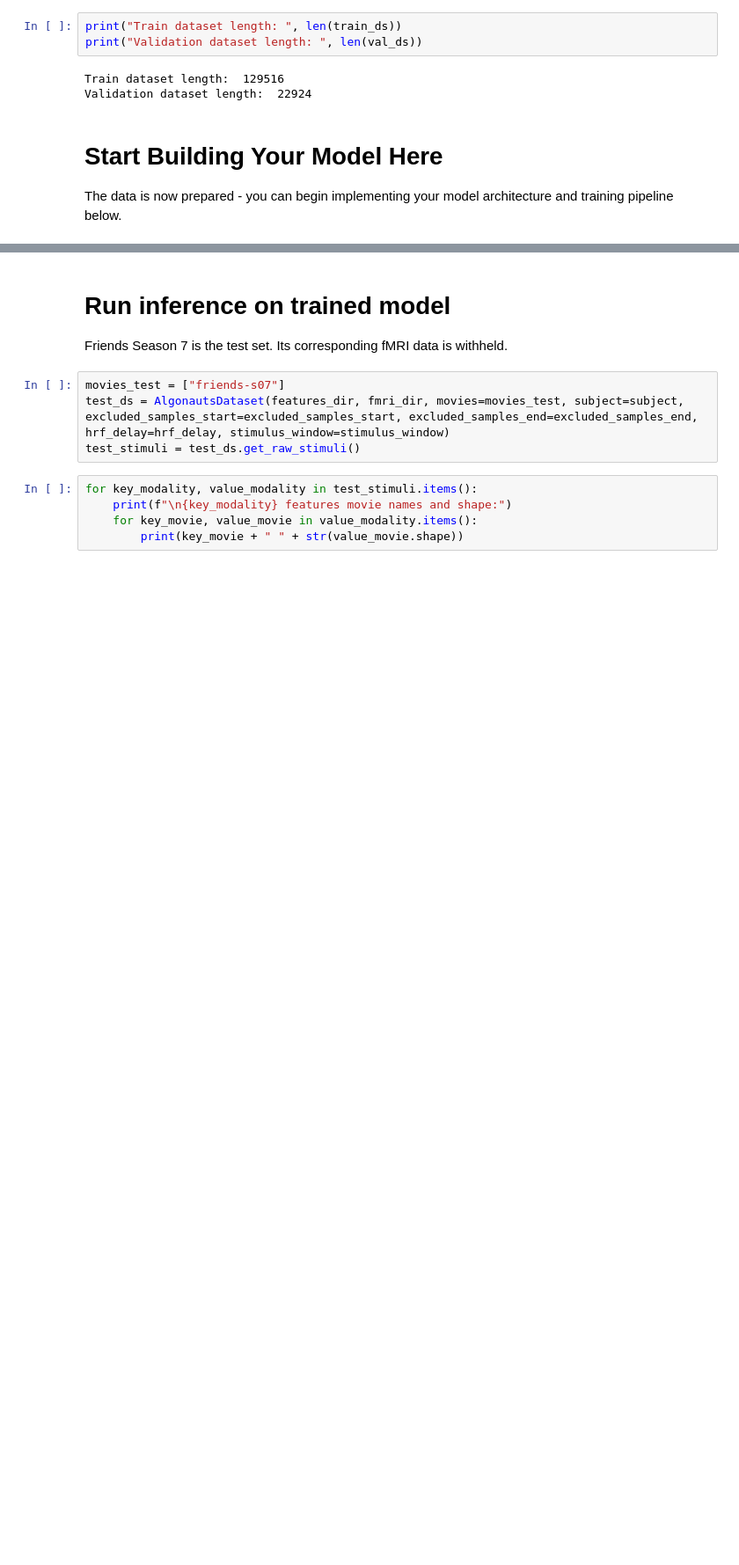
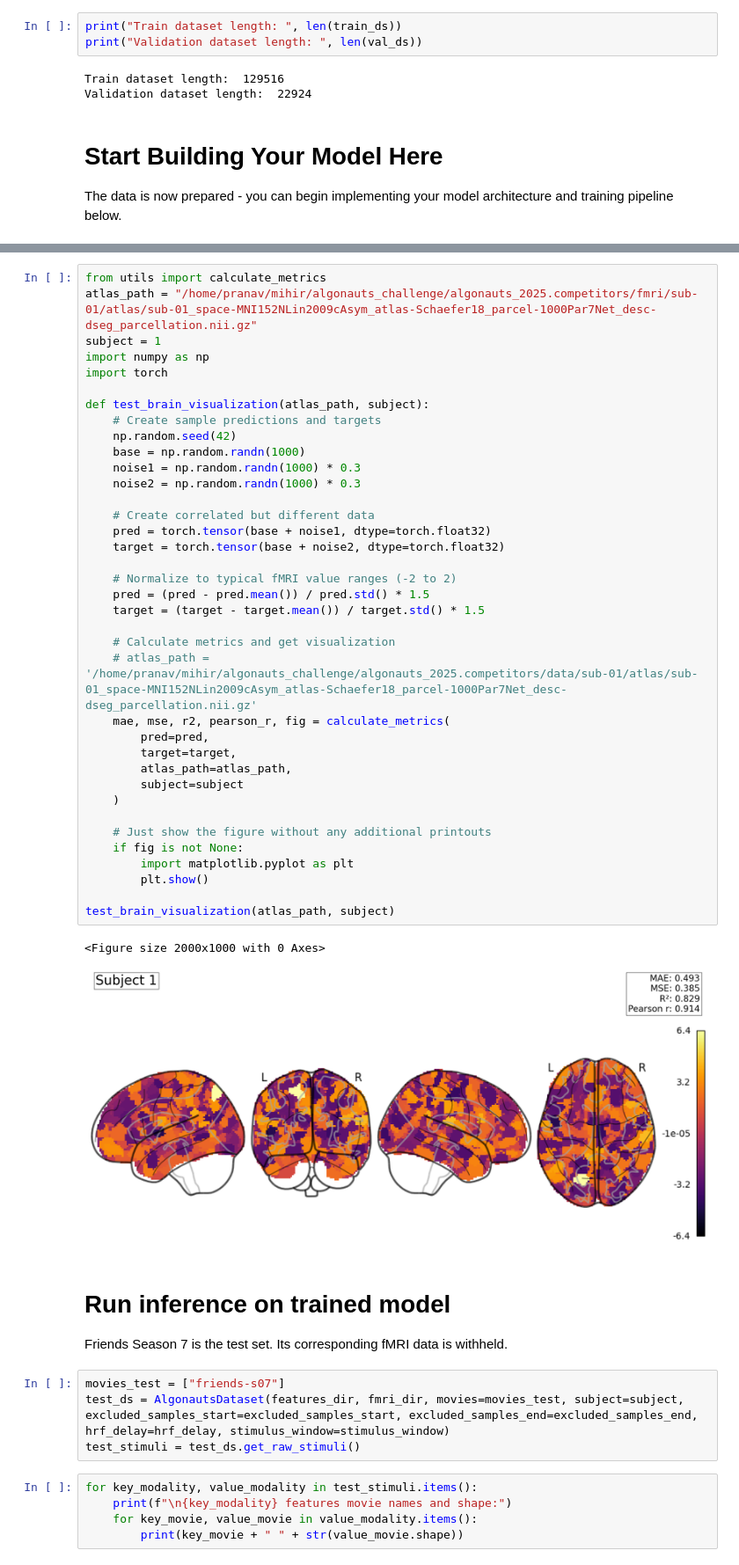
Before and after one commit to MedARC-AI/algonauts2025, a Jupyter notebook: data_alignment.ipynb, the cells around one changed output, grey strips where cells are left out. Shown at 88% size. Cells and saved outputs as stored; diff of their text form; blank space fills up the shorter version.

```diff
--- a/data_alignment.ipynb
+++ b/data_alignment.ipynb
@@ -155,3 +493,43 @@ The data is now prepared - you can begin implementing your model architecture an
+# %%
+from utils import calculate_metrics
+atlas_path = "/home/pranav/mihir/algonauts_challenge/algonauts_2025.competitors/fmri/sub-01/atlas/sub-01_space-MNI152NLin2009cAsym_atlas-Schaefer18_parcel-1000Par7Net_desc-dseg_parcellation.nii.gz"
+subject = 1
+import numpy as np
+import torch
+
+def test_brain_visualization(atlas_path, subject):
+    # Create sample predictions and targets
+    np.random.seed(42)
+    base = np.random.randn(1000)
+    noise1 = np.random.randn(1000) * 0.3
+    noise2 = np.random.randn(1000) * 0.3
+
+    # Create correlated but different data
+    pred = torch.tensor(base + noise1, dtype=torch.float32)
+    target = torch.tensor(base + noise2, dtype=torch.float32)
+
+    # Normalize to typical fMRI value ranges (-2 to 2)
+    pred = (pred - pred.mean()) / pred.std() * 1.5
+    target = (target - target.mean()) / target.std() * 1.5
+
+    # Calculate metrics and get visualization
+    # atlas_path = '/home/pranav/mihir/algonauts_challenge/algonauts_2025.competitors/data/sub-01/atlas/sub-01_space-MNI152NLin2009cAsym_atlas-Schaefer18_parcel-1000Par7Net_desc-dseg_parcellation.nii.gz'
+    mae, mse, r2, pearson_r, fig = calculate_metrics(
+        pred=pred,
+        target=target,
+        atlas_path=atlas_path,
+        subject=subject
+    )
+
+    # Just show the figure without any additional printouts
+    if fig is not None:
+        import matplotlib.pyplot as plt
+        plt.show()
+
+test_brain_visualization(atlas_path, subject)
+# %% [output]
+<Figure size 2000x1000 with 0 Axes>
+[figure, added]
 # %% [markdown]
 # Run inference on trained model
 
```
Also changed, not shown: parts of 12 cells of this notebook, 6 other files.
